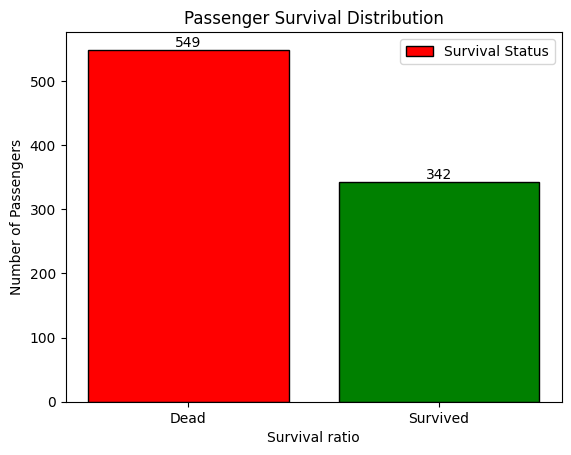
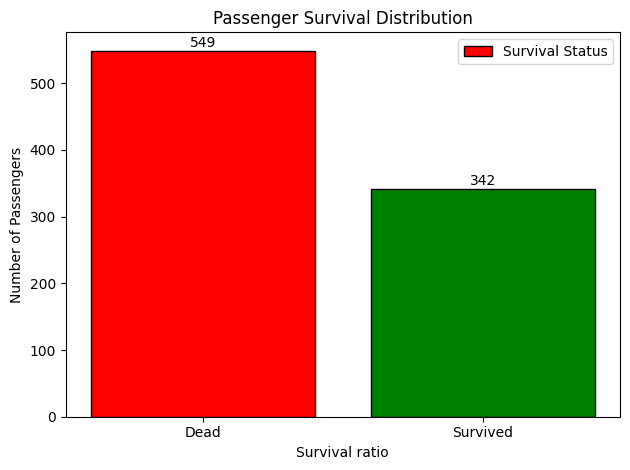
The notebook cell's code change between the first figure and the second:
--- before
+++ after
@@ -28,6 +28,8 @@
 plt.legend(loc ='best')
 plt.xticks([0,1],['Dead' ,'Survived'])
+plt.tight_layout()
 plt.show()
 
+#Survived Passengers by Gender
 servive = df[df['Survived']== 1]
 sarvival_gender = servive['Sex'].value_counts()
@@ -42,6 +44,6 @@
     plt.text(
         bar.get_x()+ bar.get_width()/2,
-        height,
-        height +5,
+        height +4,
+        height ,
         ha = 'center'
 

Commit: Survived Passengers by Gender